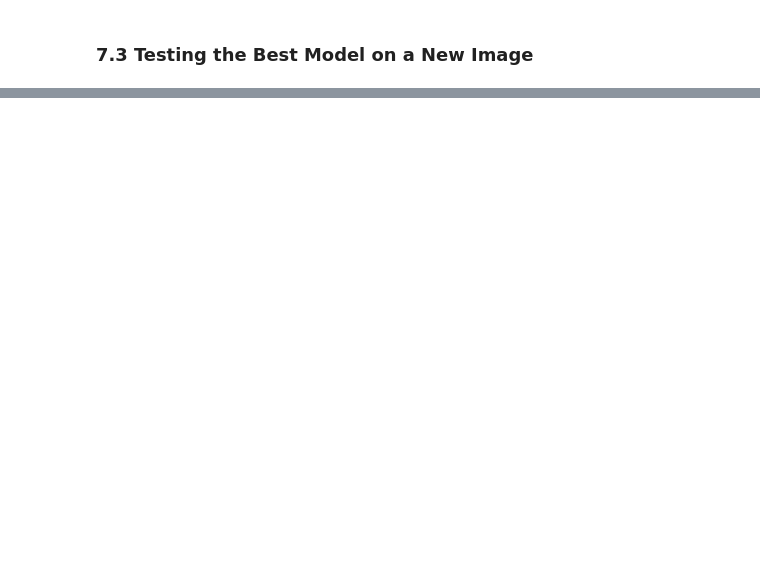
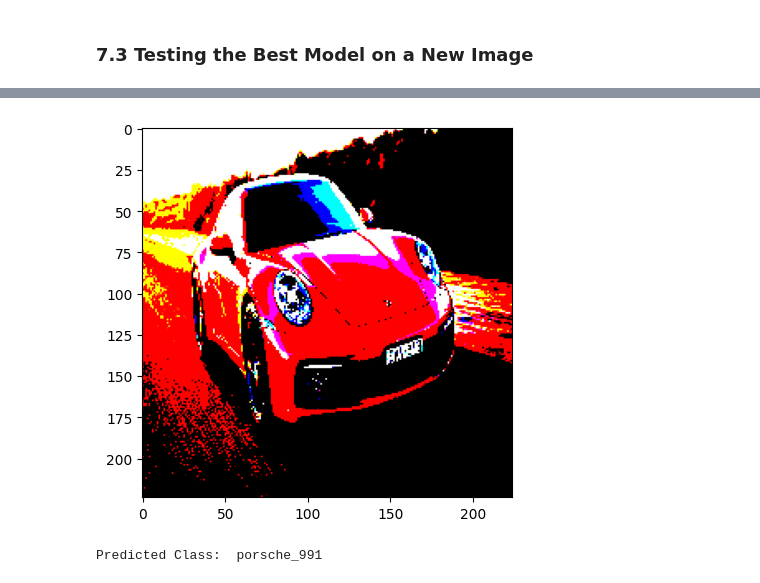
Before and after one commit to giulianoojeda/VehicleClassification, a Jupyter notebook: AnyoneAI - Sprint Project 04.ipynb, the cells around one changed output, grey strips where cells are left out. Drawn from its saved outputs; the diff is of its cells as text; code cells hidden in the pictures; blank space fills up the shorter version.

```diff
--- a/AnyoneAI - Sprint Project 04.ipynb
+++ b/AnyoneAI - Sprint Project 04.ipynb
@@ -521,22 +519,16 @@ plt.show()
 ### 7.3 Testing the Best Model on a New Image
 # %%
 from tensorflow.keras.preprocessing.image import load_img, img_to_array
-from tensorflow.keras.applications.mobilenet_v2 import preprocess_input
+from tensorflow.keras.applications.resnet50 import preprocess_input
 import numpy as np
 
 # Load a New Image
-
 image_path = "tests/test_porsche_911.jpg"
 image = load_img(image_path, target_size=(img_height, img_width))
-image = img_to_array(image)
-image = preprocess_input(image)
-image = np.expand_dims(image, axis=0)
+image_array = img_to_array(image)
+image_preprocessed = preprocess_input(image_array)
+image_expanded = np.expand_dims(image_preprocessed, axis=0)
 
-# Predict the Image
-
-pred = final.predict(image)
-
-# Print the Prediction
-predicted_class = np.argmax(pred[0])
-
-print("Predicted Class: ", predicted_class)
+plt.imshow(image_array)
+plt.show("off")
+# %% [output]
@@ -542,0 +536,12 @@ print("Predicted Class: ", predicted_class)
+[figure, added]
+# %%
+# Predict the Image
+pred = best_model.predict(image_expanded)
+
+# Print the Prediction
+predicted_class = np.argmax(pred)
+predicted = class_names[predicted_class]
+
+print("Predicted Class: ", predicted)
+# %% [output]
+Predicted Class:  porsche_991
```
Also changed, not shown: parts of 22 cells of this notebook.
